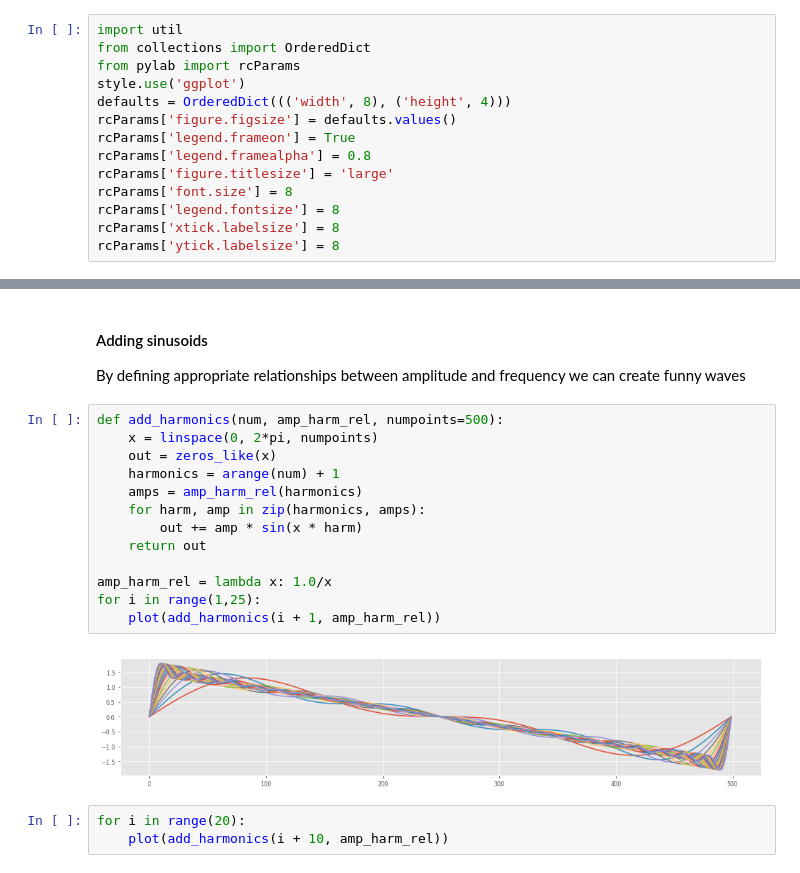
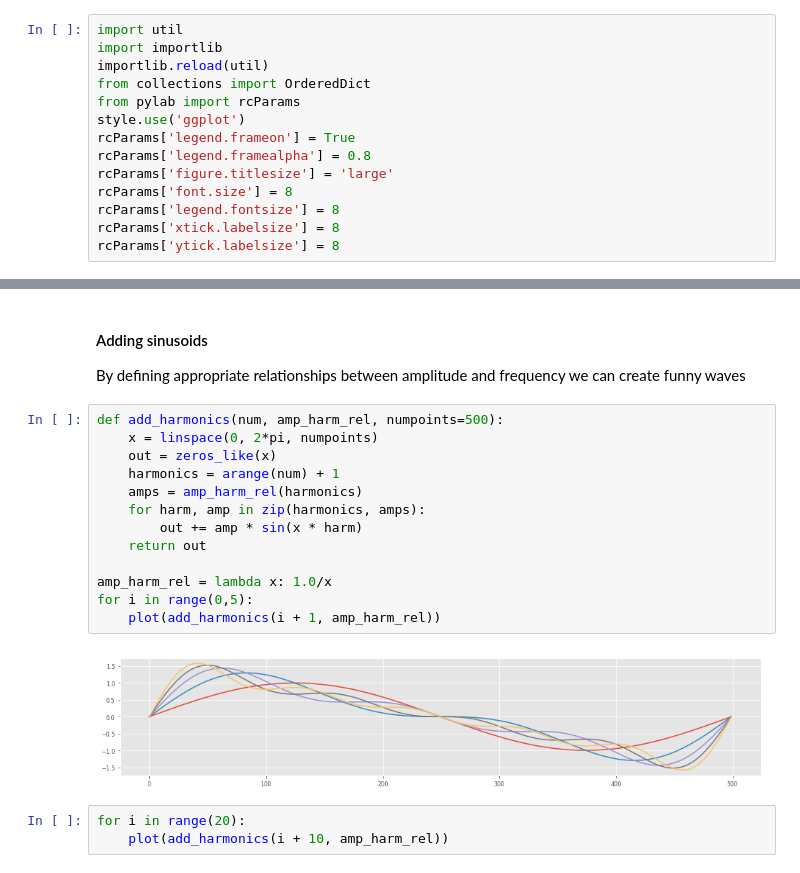
Before and after one commit to godatadriven/ddsw-2018-dsp-workshop, a Jupyter notebook: fourier.ipynb, the cells around one changed output, grey strips where cells are left out. Drawn from its saved outputs; the diff is of its cells as text.

```diff
--- a/fourier.ipynb
+++ b/fourier.ipynb
@@ -4,11 +4,11 @@
 Populating the interactive namespace from numpy and matplotlib
 # %%
 import util
+import importlib
+importlib.reload(util)
 from collections import OrderedDict
 from pylab import rcParams
 style.use('ggplot')
-defaults = OrderedDict((('width', 8), ('height', 4)))
-rcParams['figure.figsize'] = defaults.values()
 rcParams['legend.frameon'] = True
 rcParams['legend.framealpha'] = 0.8
 rcParams['figure.titlesize'] = 'large'
@@ -129,18 +131,18 @@ By defining appropriate relationships between amplitude and frequency we can cre
 # %%
 def add_harmonics(num, amp_harm_rel, numpoints=500):
     x = linspace(0, 2*pi, numpoints)
     out = zeros_like(x)
     harmonics = arange(num) + 1
     amps = amp_harm_rel(harmonics)
     for harm, amp in zip(harmonics, amps):
         out += amp * sin(x * harm)
     return out
 
 amp_harm_rel = lambda x: 1.0/x
-for i in range(1,25):
+for i in range(0,5):
     plot(add_harmonics(i + 1, amp_harm_rel))
 # %% [output]
-[figure, old version]
+[figure, new version]
 # %%
 for i in range(20):
     plot(add_harmonics(i + 10, amp_harm_rel))
```
Also changed, not shown: parts of 11 cells of this notebook, 5 other files.
